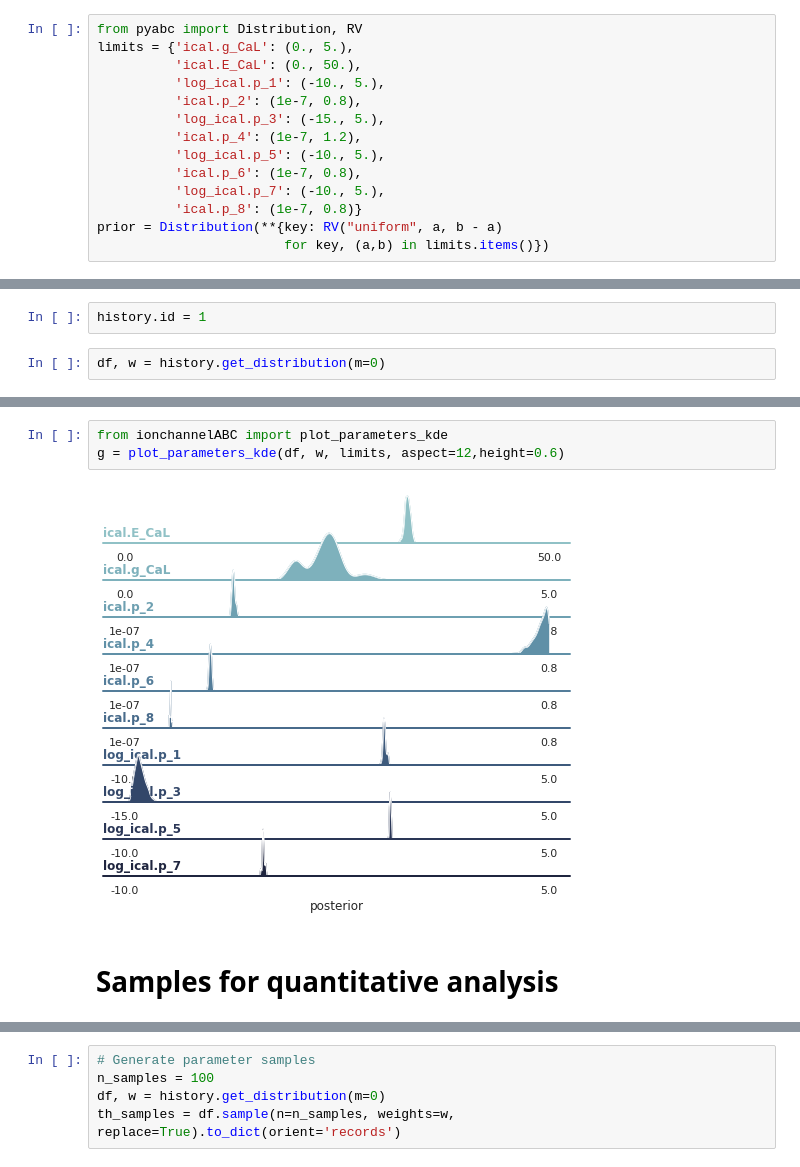
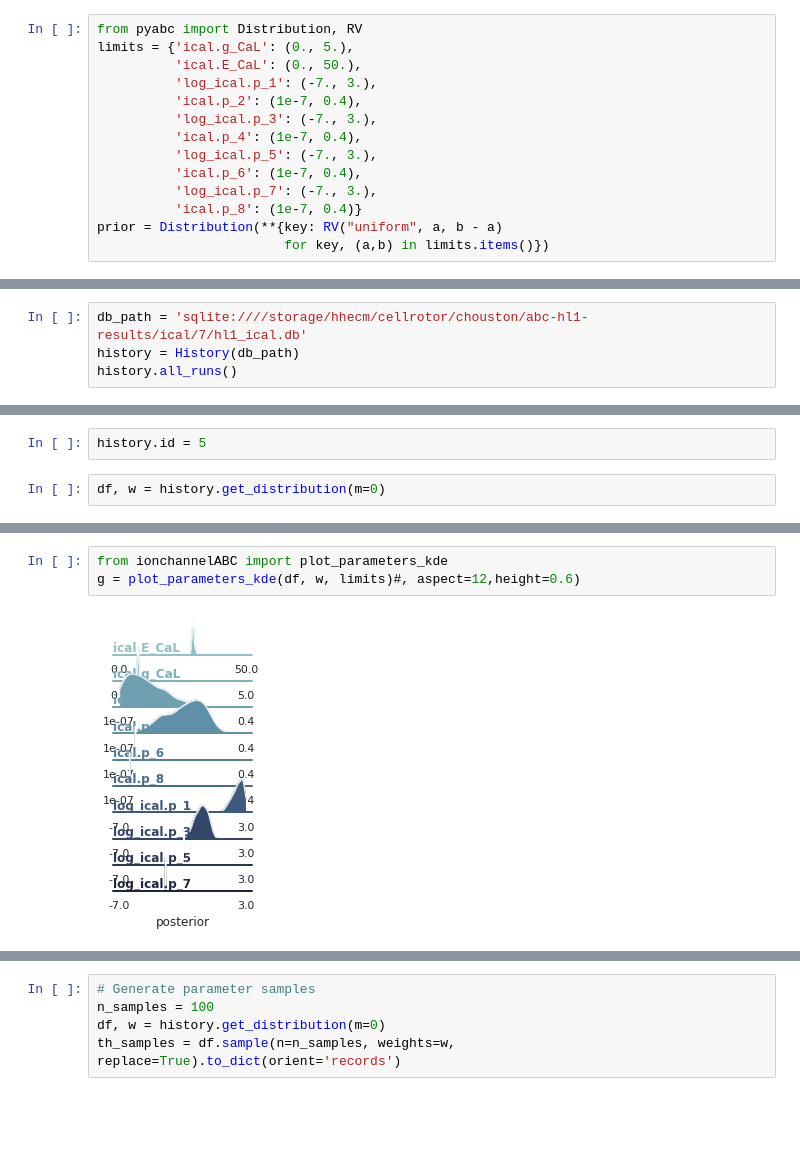
Before and after one commit to charleshouston/ion-channel-ABC, a Jupyter notebook: docs/examples/hl1/hl1-ical.ipynb, the cells around one changed output, grey strips where cells are left out. Drawn from its saved outputs; the diff is of its cells as text; blank space fills up the shorter version.

```diff
--- a/docs/examples/hl1/hl1-ical.ipynb
+++ b/docs/examples/hl1/hl1-ical.ipynb
@@ -27,13 +33,13 @@ g = plot_sim_results(modelfile, dias_iv, rao_inact, rao_rec)
 from pyabc import Distribution, RV
 limits = {'ical.g_CaL': (0., 5.),
           'ical.E_CaL': (0., 50.),
-          'log_ical.p_1': (-10., 5.),
-          'ical.p_2': (1e-7, 0.8),
-          'log_ical.p_3': (-15., 5.),
-          'ical.p_4': (1e-7, 1.2),
-          'log_ical.p_5': (-10., 5.),
-          'ical.p_6': (1e-7, 0.8),
-          'log_ical.p_7': (-10., 5.),
-          'ical.p_8': (1e-7, 0.8)}
+          'log_ical.p_1': (-7., 3.),
+          'ical.p_2': (1e-7, 0.4),
+          'log_ical.p_3': (-7., 3.),
+          'ical.p_4': (1e-7, 0.4),
+          'log_ical.p_5': (-7., 3.),
+          'ical.p_6': (1e-7, 0.4),
+          'log_ical.p_7': (-7., 3.),
+          'ical.p_8': (1e-7, 0.4)}
 prior = Distribution(**{key: RV("uniform", a, b - a)
                         for key, (a,b) in limits.items()})
@@ -143,0 +137,4 @@ history.all_runs()
+# %%
+db_path = 'sqlite:////storage/hhecm/cellrotor/chouston/abc-hl1-results/ical/7/hl1_ical.db'
+history = History(db_path)
+history.all_runs()
@@ -144,5 +147,5 @@ history.all_runs()
 # %%
-history.id = 1
+history.id = 5
 # %%
 df, w = history.get_distribution(m=0)
 # %%
@@ -160,7 +163,5 @@ df.describe()
 # %%
 from ionchannelABC import plot_parameters_kde
-g = plot_parameters_kde(df, w, limits, aspect=12,height=0.6)
+g = plot_parameters_kde(df, w, limits)#, aspect=12,height=0.6)
 # %% [output]
-[figure, old version]
+[figure, new version]
-# %% [markdown]
-# Samples for quantitative analysis
```
Also changed, not shown: parts of 24 cells of this notebook, 3 other files.
